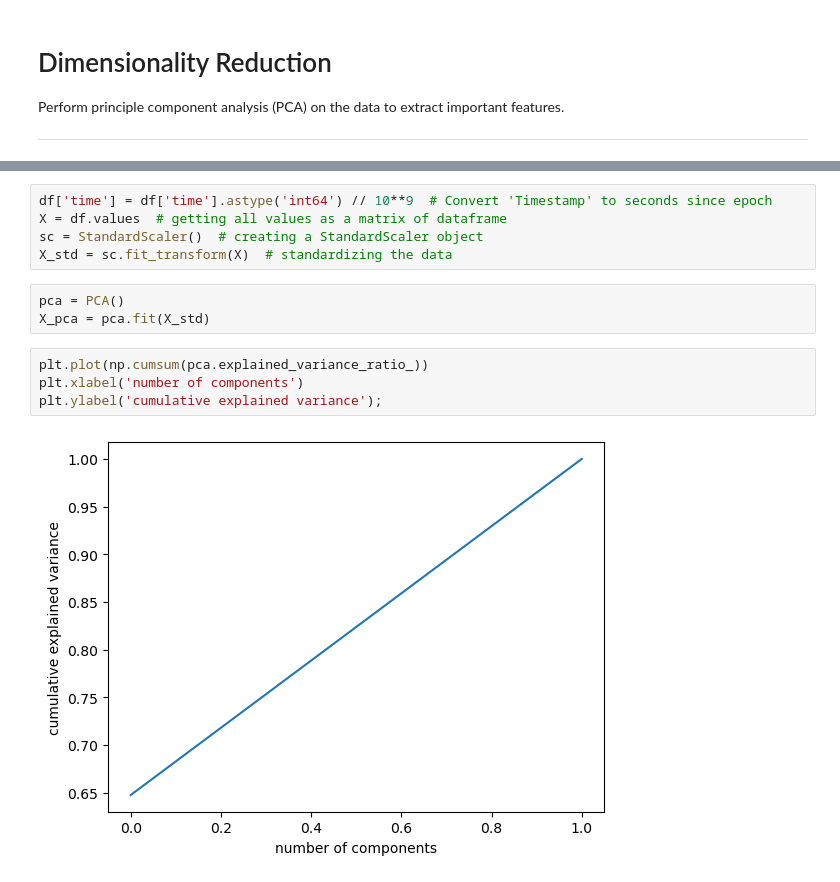
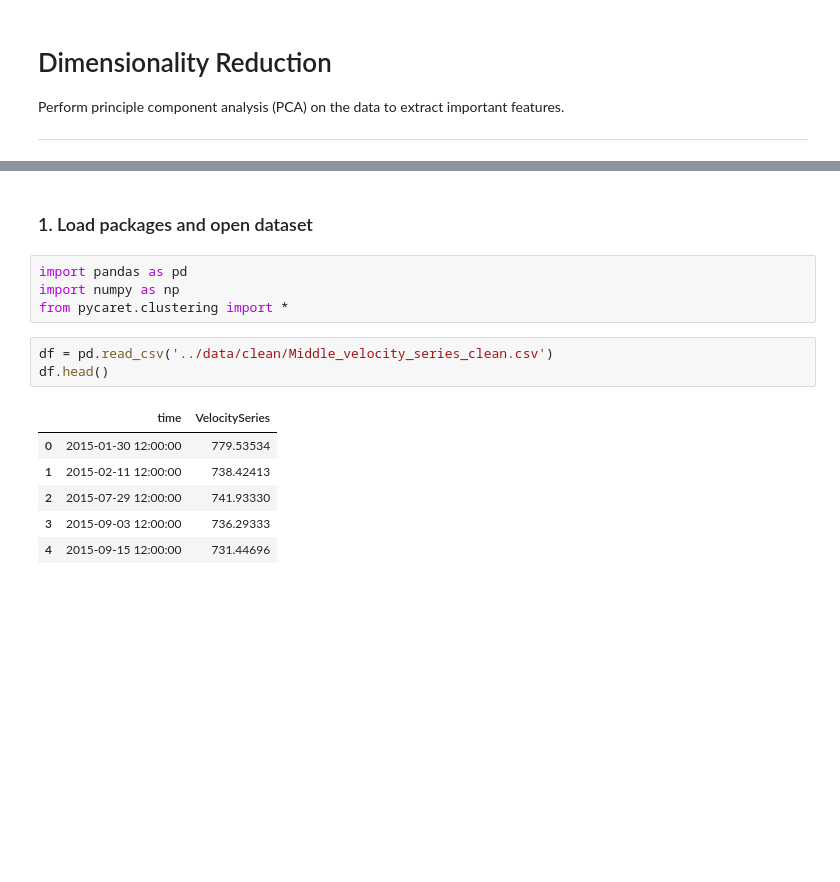
Before and after one commit to cjense/seasonal-icevelocity-prediction, a Jupyter notebook: notebooks/5_dimensionality_reduction.ipynb, the cells around one changed output, grey strips where cells are left out. Drawn from its saved outputs; the diff is of its cells as text; blank space fills up the shorter version.

```diff
--- a/notebooks/5_dimensionality_reduction.ipynb
+++ b/notebooks/5_dimensionality_reduction.ipynb
@@ -71,14 +7,16 @@ df = pd.DataFrame(df_data)
-# %%
-df['time'] = df['time'].astype('int64') // 10**9  # Convert 'Timestamp' to seconds since epoch
-X = df.values  # getting all values as a matrix of dataframe
-sc = StandardScaler()  # creating a StandardScaler object
-X_std = sc.fit_transform(X)  # standardizing the data
-# %%
-pca = PCA()
-X_pca = pca.fit(X_std)
-# %%
-plt.plot(np.cumsum(pca.explained_variance_ratio_))
-plt.xlabel('number of components')
-plt.ylabel('cumulative explained variance');
-# %% [output]
-[figure, removed]
+# %% [markdown]
+### 1. Load packages and open dataset
+# %%
+import pandas as pd
+import numpy as np
+from pycaret.clustering import *
+# %%
+df = pd.read_csv('../data/clean/Middle_velocity_series_clean.csv')
+df.head()
+# %% [output]
+|  | time | VelocitySeries |
+| 0 | 2015-01-30 12:00:00 | 779.53534 |
+| 1 | 2015-02-11 12:00:00 | 738.42413 |
+| 2 | 2015-07-29 12:00:00 | 741.93330 |
+| 3 | 2015-09-03 12:00:00 | 736.29333 |
+| 4 | 2015-09-15 12:00:00 | 731.44696 |
```
Also changed, not shown: parts of 12 cells of this notebook.
